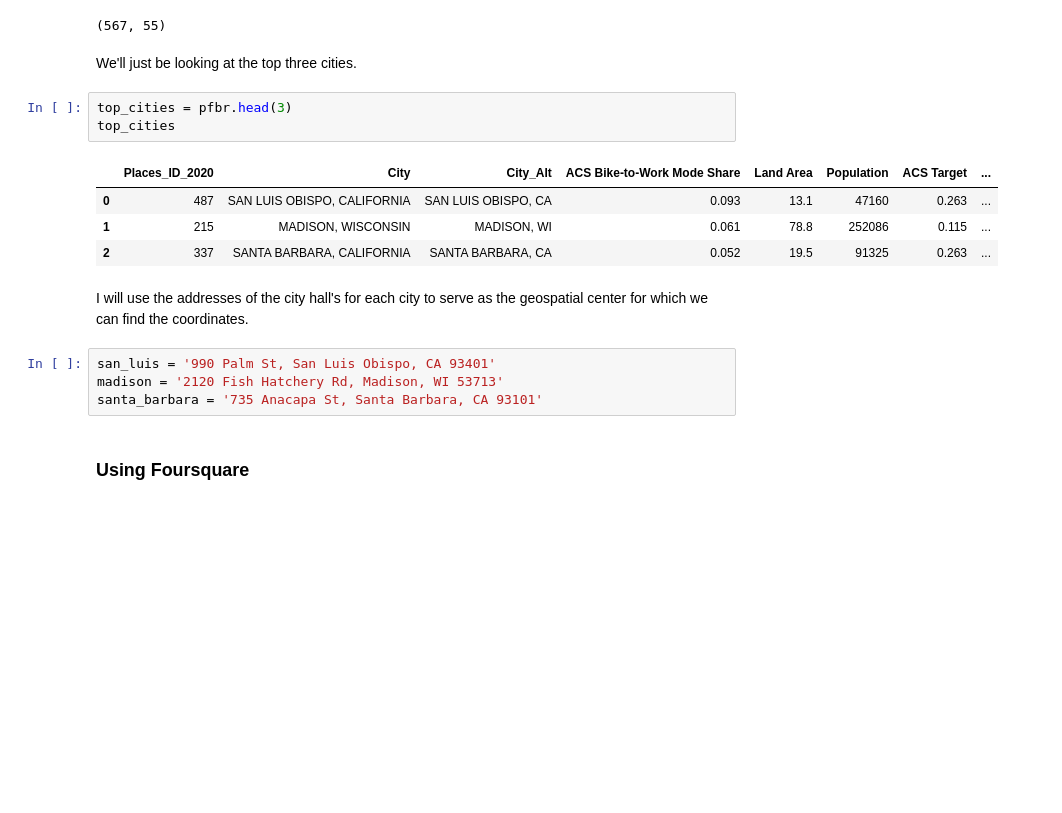
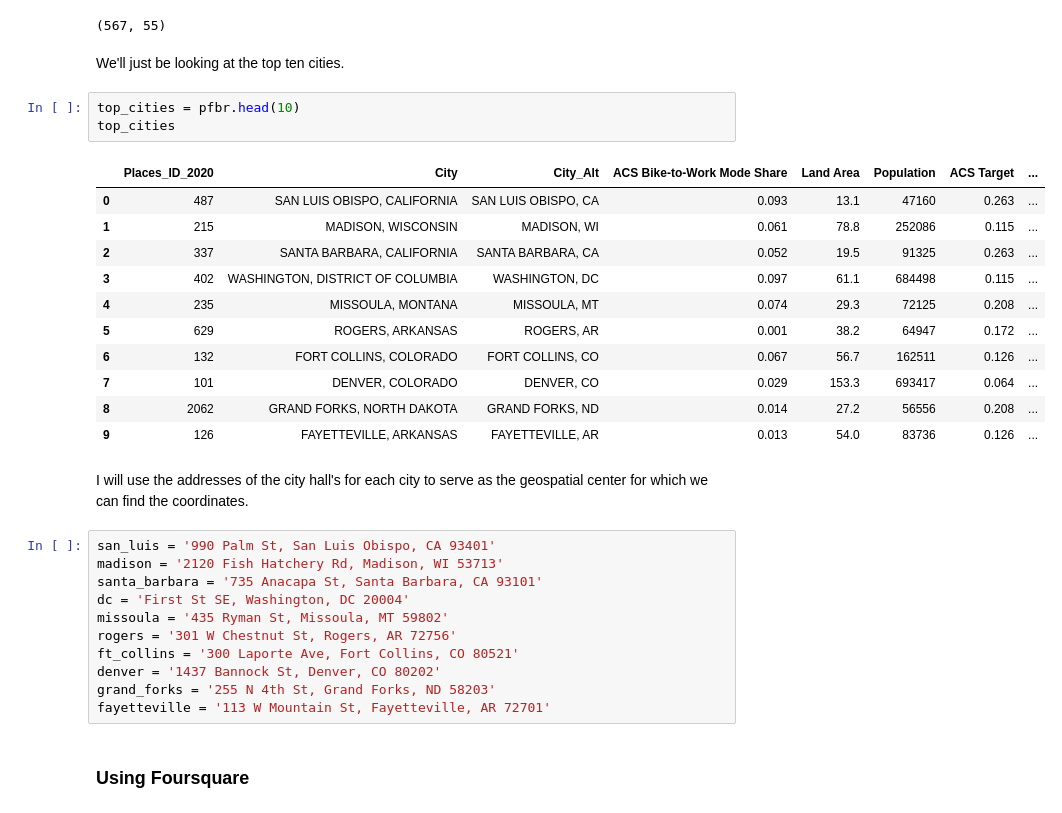
Before and after one commit to georgejordan3/IBM_Capstone, a Jupyter notebook: Bicycle_Cities.ipynb, the cells around one changed output. Saved outputs shown, nothing was run; the diff lists cells and outputs as text; blank space fills up the shorter version.

```diff
--- a/Bicycle_Cities.ipynb
+++ b/Bicycle_Cities.ipynb
@@ -62,21 +62,35 @@ pfbr.shape
 # %% [output]
 (567, 55)
 # %% [markdown]
-We'll just be looking at the top three cities.
+We'll just be looking at the top ten cities.
 # %%
-top_cities = pfbr.head(3)
+top_cities = pfbr.head(10)
 top_cities
 # %% [output]
 |  | Places_ID_2020 | City | City_Alt | ACS Bike-to-Work Mode Share | Land Area | Population | ACS Target | ... |
 | 0 | 487 | SAN LUIS OBISPO, CALIFORNIA | SAN LUIS OBISPO, CA | 0.093 | 13.1 | 47160 | 0.263 | ... |
 | 1 | 215 | MADISON, WISCONSIN | MADISON, WI | 0.061 | 78.8 | 252086 | 0.115 | ... |
 | 2 | 337 | SANTA BARBARA, CALIFORNIA | SANTA BARBARA, CA | 0.052 | 19.5 | 91325 | 0.263 | ... |
+| 3 | 402 | WASHINGTON, DISTRICT OF COLUMBIA | WASHINGTON, DC | 0.097 | 61.1 | 684498 | 0.115 | ... |
+| 4 | 235 | MISSOULA, MONTANA | MISSOULA, MT | 0.074 | 29.3 | 72125 | 0.208 | ... |
+| 5 | 629 | ROGERS, ARKANSAS | ROGERS, AR | 0.001 | 38.2 | 64947 | 0.172 | ... |
+| 6 | 132 | FORT COLLINS, COLORADO | FORT COLLINS, CO | 0.067 | 56.7 | 162511 | 0.126 | ... |
+| 7 | 101 | DENVER, COLORADO | DENVER, CO | 0.029 | 153.3 | 693417 | 0.064 | ... |
+| 8 | 2062 | GRAND FORKS, NORTH DAKOTA | GRAND FORKS, ND | 0.014 | 27.2 | 56556 | 0.208 | ... |
+| 9 | 126 | FAYETTEVILLE, ARKANSAS | FAYETTEVILLE, AR | 0.013 | 54.0 | 83736 | 0.126 | ... |
 # %% [markdown]
 I will use the addresses of the city hall's for each city to serve as the geospatial center for which we can find the coordinates.
 # %%
 san_luis = '990 Palm St, San Luis Obispo, CA 93401'
 madison = '2120 Fish Hatchery Rd, Madison, WI 53713'
 santa_barbara = '735 Anacapa St, Santa Barbara, CA 93101'
+dc = 'First St SE, Washington, DC 20004'
+missoula = '435 Ryman St, Missoula, MT 59802'
+rogers = '301 W Chestnut St, Rogers, AR 72756'
+ft_collins = '300 Laporte Ave, Fort Collins, CO 80521'
+denver = '1437 Bannock St, Denver, CO 80202'
+grand_forks = '255 N 4th St, Grand Forks, ND 58203'
+fayetteville = '113 W Mountain St, Fayetteville, AR 72701'
 # %% [markdown]
 ### Using Foursquare
 # %% [markdown]
```
Also changed, not shown: parts of 83 cells of this notebook.
